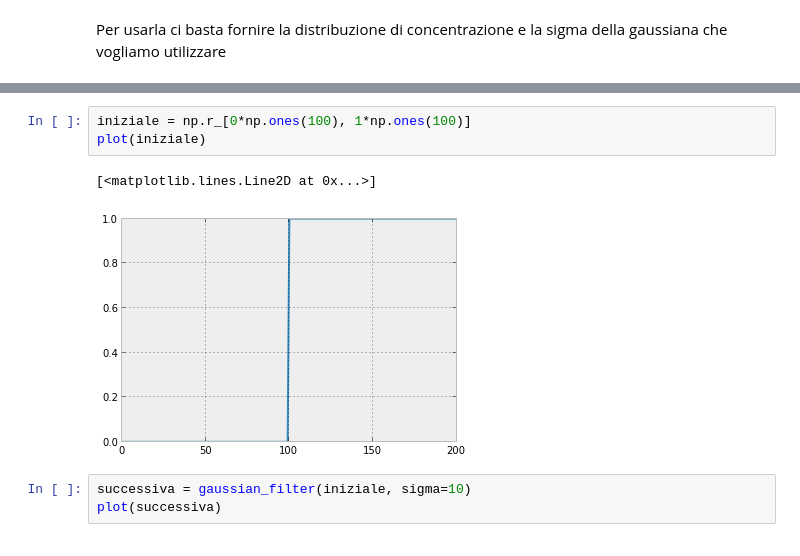
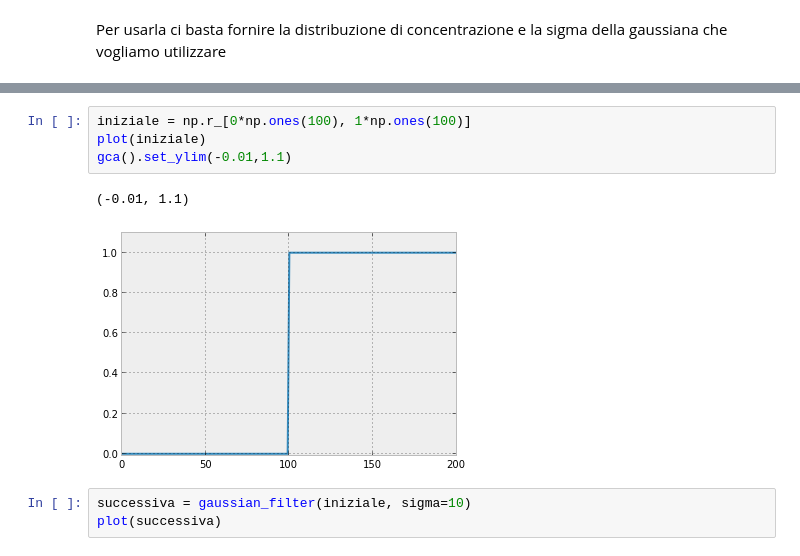
Before and after one commit to EnricoGiampieri/lezionipython, a Jupyter notebook: metodi fisici - diffusione.ipynb, the cells around one changed output, grey strips where cells are left out. Saved outputs shown, nothing was run; the diff lists cells and outputs as text.

```diff
--- a/metodi fisici - diffusione.ipynb
+++ b/metodi fisici - diffusione.ipynb
@@ -240,9 +284,10 @@ Per usarla ci basta fornire la distribuzione di concentrazione e la sigma della
 # %%
 iniziale = np.r_[0*np.ones(100), 1*np.ones(100)]
 plot(iniziale)
+gca().set_ylim(-0.01,1.1)
 # %% [output]
-[<matplotlib.lines.Line2D at 0x...>]
+(-0.01, 1.1)
-[figure, old version]
+[figure, new version]
 # %%
 successiva = gaussian_filter(iniziale, sigma=10)
 plot(successiva)
```
Also changed, not shown: parts of 21 cells of this notebook, 2 other files.
